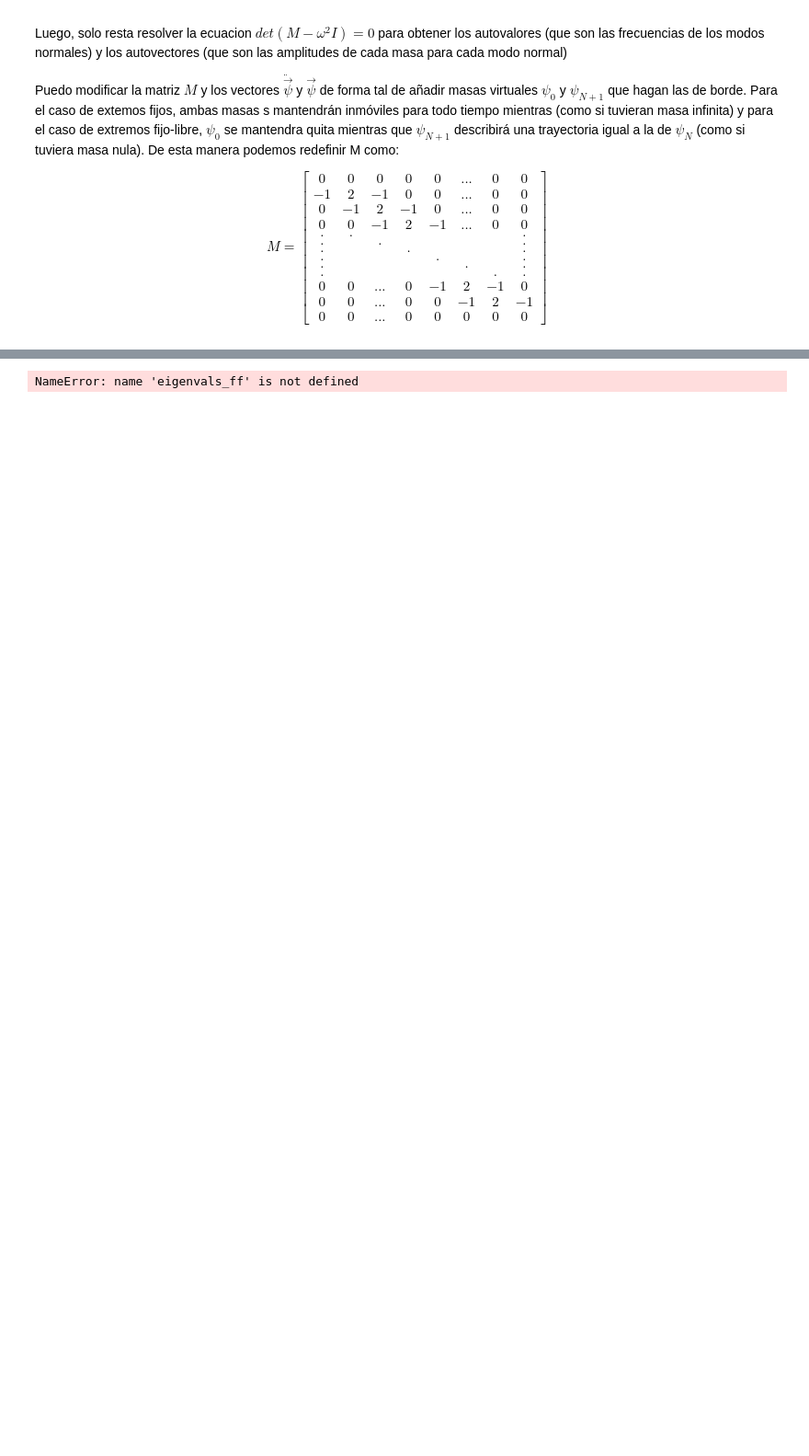
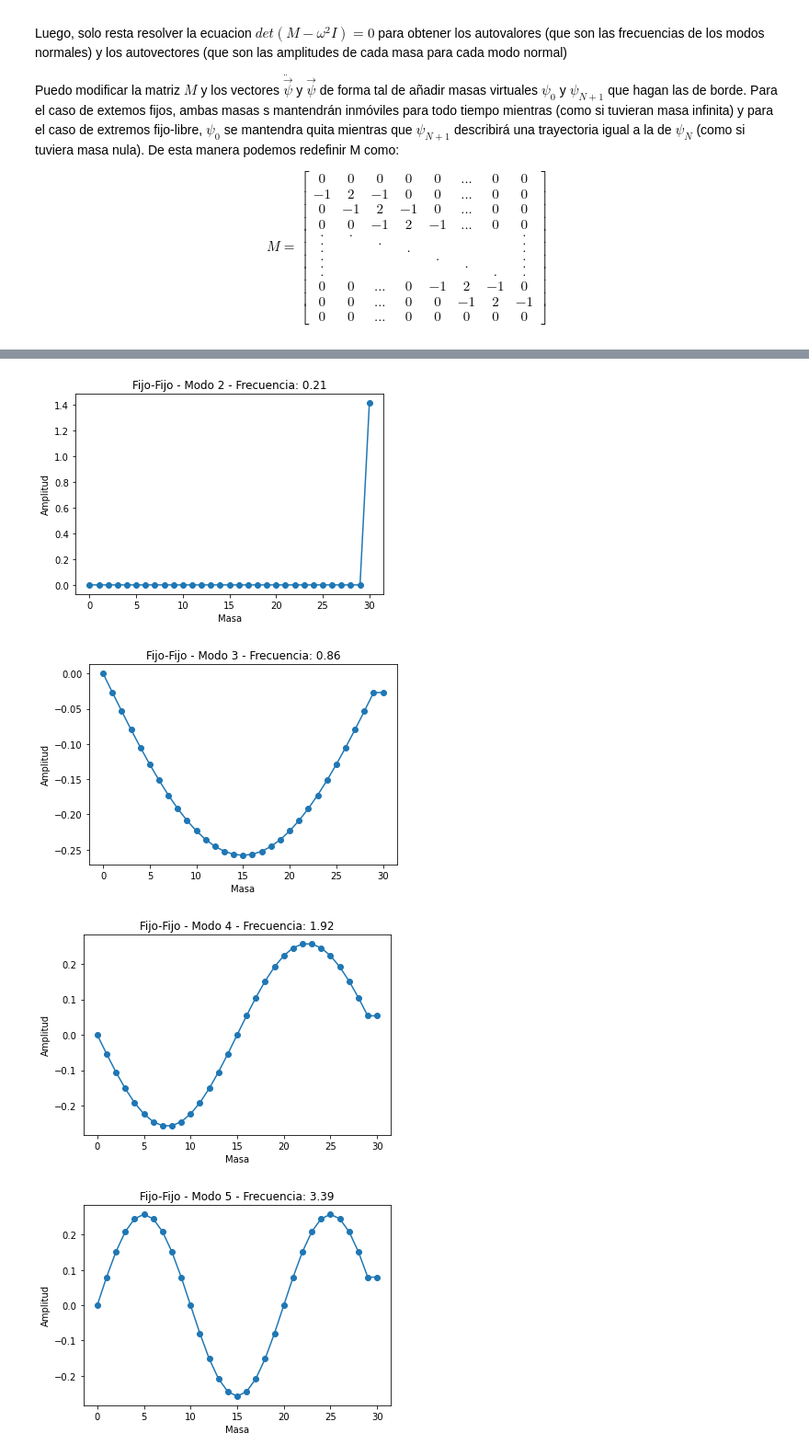
Before and after one commit to lautisilber/Fisica2_TPNumerico, a Jupyter notebook: Numerico1.ipynb, the cells around one changed output, grey strips where cells are left out. Shown at 92% size. Cells and saved outputs as stored; diff of their text form; code cells hidden in the pictures; blank space fills up the shorter version.

```diff
--- a/Numerico1.ipynb
+++ b/Numerico1.ipynb
@@ -140,17 +141,39 @@ NameError: name 'N' is not defined
-# %%
-### Graficar ###
-# Modos
-for p in range(min(len(eigenvals_ff), modoMaximoRepresentado)): # cada frecuencia de cada modo normal
-    plt.scatter(range(1,N+1), eigenvects_ff[p])
-    plt.plot(range(1,N+1), eigenvects_ff[p])
-    plt.title('Fijo-Libre - Modo {0} - Frecuencia {1}'.format(p + 1, eigenvals_ff[p]))
-    plt.ylabel('Amplitud')
-    plt.xlabel('n (número de masa)')
-    plt.show()
-
-# NO SE QUE QUIERE CUANDO PIDE QUE RELACIONEMOS LOS AUTOVALORES CON LA
-# FRECUENCIA NATURAL (QUE ES LA FRECUENCIA NATURAL? LA FRECUENCIA DEL MODO 1?)
-
-# TAMPOCO SE QUE QUIERE CUANDO PIDE RELACIONAR LOS AUTOVALS CON LAS LONGITUDES DE ONDA
-# %% [output]
-NameError: name 'eigenvals_ff' is not defined
+# %%
+### encontrar auto-cosas ###
+
+eigenvals_fl = [] # los autovalores son las frecuencias cuadradas
+eigenvects_fl = []
+sympyResult = M_fl.eigenvects()
+for eigenvect in sorted(sympyResult, key=lambda x: x[0]):
+    eigenvals_fl.append(eigenvect[0])
+    eigenvects_fl.append(eigenvect[2][0])
+
+# si esto es falso es que hay multiplicidades distintas de uno y hay quilombo
+assert (N+1 == len(eigenvals_fl) and len(eigenvals_fl) == len(eigenvects_fl))
+# %%
+### Graficar ###
+# Modos
+
+X = np.array(range(len(eigenvects_fl)))
+Ys = []
+
+for i in eigenvects_fl:
+    Ys.append([])
+    for j in i:
+        Ys[-1].append(float(j))
+# %%
+g_fl = Graphing.Graphing2D(X, Ys)
+
+positiveFreqs = len([e for e in eigenvals_fl if e > 0])
+negativeFreqs = len(eigenvals_fl) - positiveFreqs
+for p in range(negativeFreqs, positiveFreqs + negativeFreqs): # cada frecuencia positiva de cada modo normal
+    g_fl.add_plot(0, p)
+    g_fl.add_scatter()
+    g_fl.set_labels('Masa', 'Amplitud')
+    g_fl.set_title('Fijo-Fijo - Modo {0} - Frecuencia: {1}'.format(p, round(eigenvals_ff[p], 2)))
+    g_fl.show()
+# %% [output]
+[figure, added]
+[figure, added]
+[figure, added]
+[figure, added]
```
Also changed, not shown: parts of 9 cells of this notebook, 1 other file.
